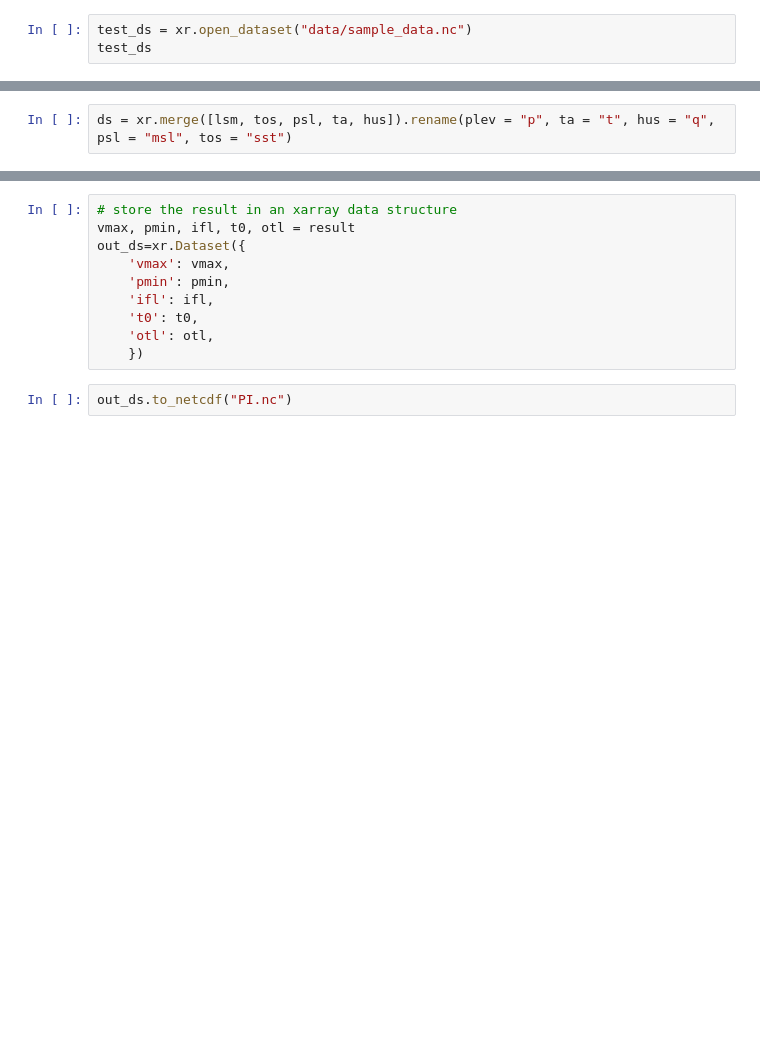
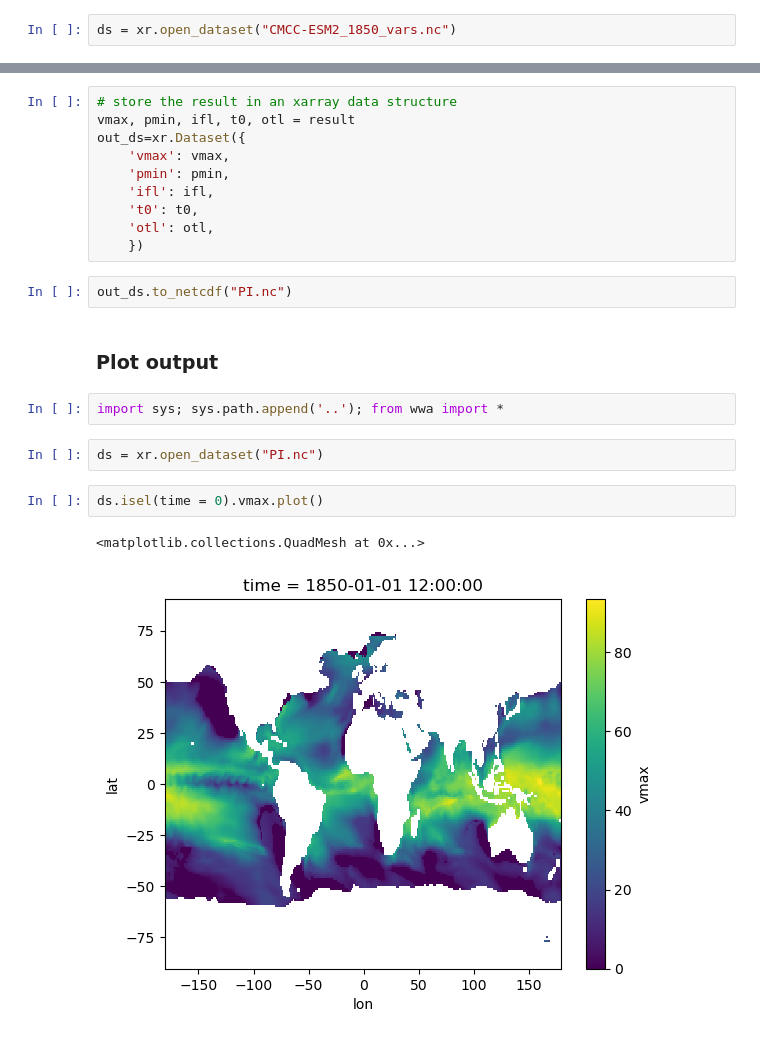
Before and after one commit to clairbarnes/wwa-current, a Jupyter notebook: 24-08_typhoon-gaemi/potential-intensity.ipynb, the cells around one changed output, grey strips where cells are left out. Saved outputs shown, nothing was run; the diff lists cells and outputs as text; blank space fills up the shorter version.

```diff
--- a/24-08_typhoon-gaemi/potential-intensity.ipynb
+++ b/24-08_typhoon-gaemi/potential-intensity.ipynb
@@ -209,3 +281,2 @@ from tcpyPI.utilities import *
 # %%
-test_ds = xr.open_dataset("data/sample_data.nc")
-test_ds
+ds = xr.open_dataset("CMCC-ESM2_1850_vars.nc")
@@ -240,5 +283,3 @@ lsm = xr.ones_like(lf).where(lf >= 0.5, 0).rename("lsm")
-# %%
-ds = xr.merge([lsm, tos, psl, ta, hus]).rename(plev = "p", ta = "t", hus = "q", psl = "msl", tos = "sst")
 # %%
 result = xr.apply_ufunc(
     pi,
@@ -264,3 +305,14 @@ out_ds=xr.Dataset({
     })
 # %%
 out_ds.to_netcdf("PI.nc")
+# %% [markdown]
+### Plot output
+# %%
+import sys; sys.path.append('..'); from wwa import *
+# %%
+ds = xr.open_dataset("PI.nc")
+# %%
+ds.isel(time = 0).vmax.plot()
+# %% [output]
+<matplotlib.collections.QuadMesh at 0x...>
+[figure, added]
```
Also changed, not shown: parts of 28 cells of this notebook.
